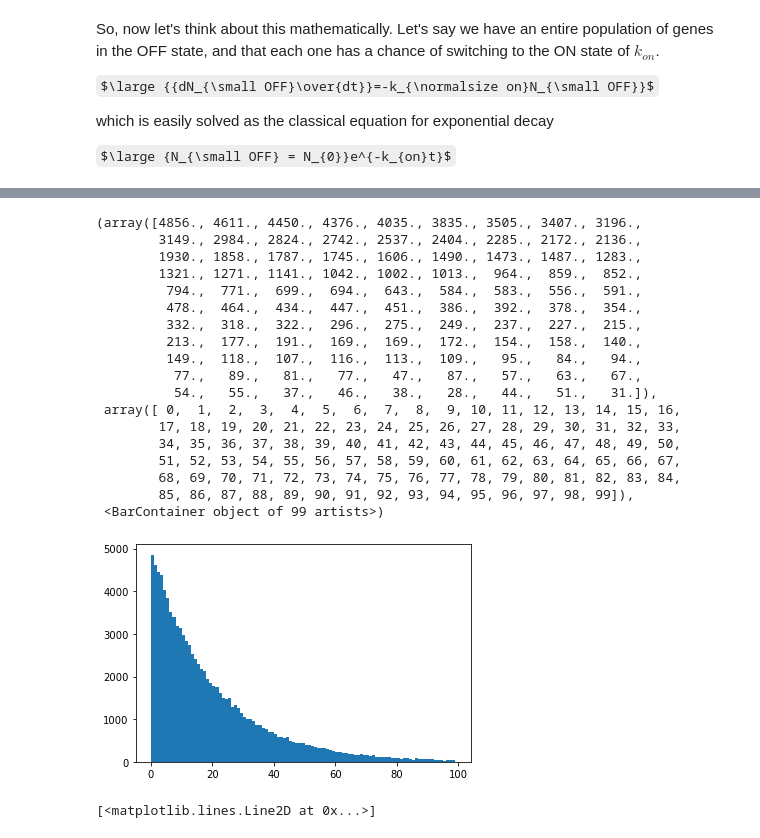
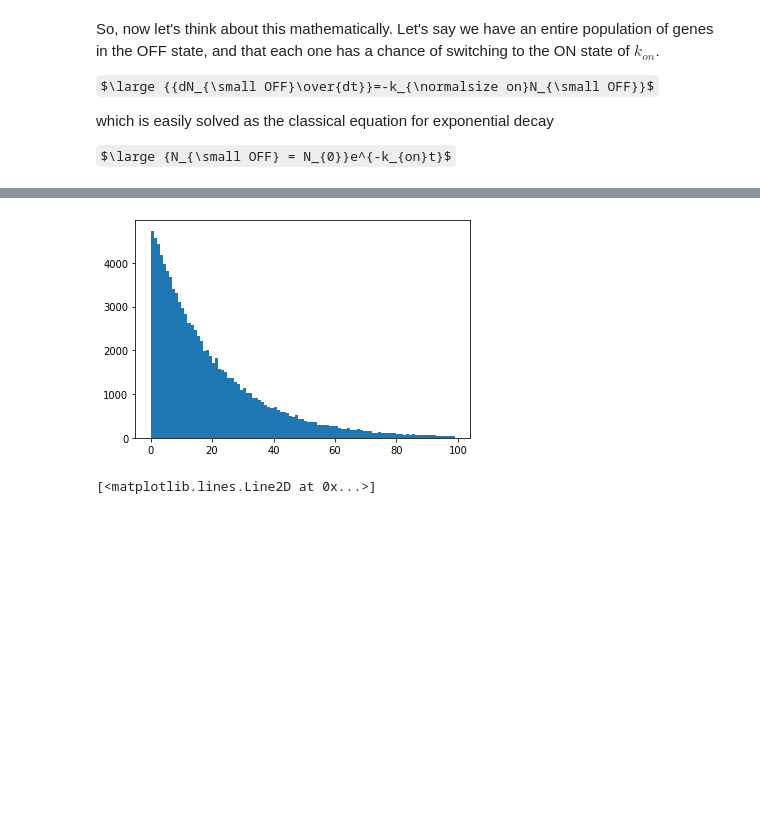
Before and after one commit to ucbmcb288/mcb288, a Jupyter notebook: Transcription/MCB288_Transcription_Part1.ipynb, the cells around one changed output, grey strips where cells are left out. Saved outputs shown, nothing was run; the diff lists cells and outputs as text; code cells hidden in the pictures; some formulas as TeX source; blank space fills up the shorter version.

```diff
--- a/Transcription/MCB288_Transcription_Part1.ipynb
+++ b/Transcription/MCB288_Transcription_Part1.ipynb
@@ -208,27 +215,9 @@ trials = 100000
 # %%
 on_intervals = expon.rvs(loc=0,scale=1/kon,size=trials)
 # %%
-plt.hist(on_intervals,bins=np.arange(0,100))
+h = plt.hist(on_intervals,bins=np.arange(0,100))
 # %% [output]
-(array([4856., 4611., 4450., 4376., 4035., 3835., 3505., 3407., 3196.,
-        3149., 2984., 2824., 2742., 2537., 2404., 2285., 2172., 2136.,
-        1930., 1858., 1787., 1745., 1606., 1490., 1473., 1487., 1283.,
-        1321., 1271., 1141., 1042., 1002., 1013.,  964.,  859.,  852.,
-         794.,  771.,  699.,  694.,  643.,  584.,  583.,  556.,  591.,
-         478.,  464.,  434.,  447.,  451.,  386.,  392.,  378.,  354.,
-         332.,  318.,  322.,  296.,  275.,  249.,  237.,  227.,  215.,
-         213.,  177.,  191.,  169.,  169.,  172.,  154.,  158.,  140.,
-         149.,  118.,  107.,  116.,  113.,  109.,   95.,   84.,   94.,
-          77.,   89.,   81.,   77.,   47.,   87.,   57.,   63.,   67.,
-          54.,   55.,   37.,   46.,   38.,   28.,   44.,   51.,   31.]),
- array([ 0,  1,  2,  3,  4,  5,  6,  7,  8,  9, 10, 11, 12, 13, 14, 15, 16,
-        17, 18, 19, 20, 21, 22, 23, 24, 25, 26, 27, 28, 29, 30, 31, 32, 33,
-        34, 35, 36, 37, 38, 39, 40, 41, 42, 43, 44, 45, 46, 47, 48, 49, 50,
-        51, 52, 53, 54, 55, 56, 57, 58, 59, 60, 61, 62, 63, 64, 65, 66, 67,
-        68, 69, 70, 71, 72, 73, 74, 75, 76, 77, 78, 79, 80, 81, 82, 83, 84,
-        85, 86, 87, 88, 89, 90, 91, 92, 93, 94, 95, 96, 97, 98, 99]),
- <BarContainer object of 99 artists>)
-[figure, old version]
+[figure, new version]
 # %%
 h = np.histogram(on_intervals,bins=np.arange(0,100))
 # %%
```
Also changed, not shown: parts of 36 cells of this notebook.
